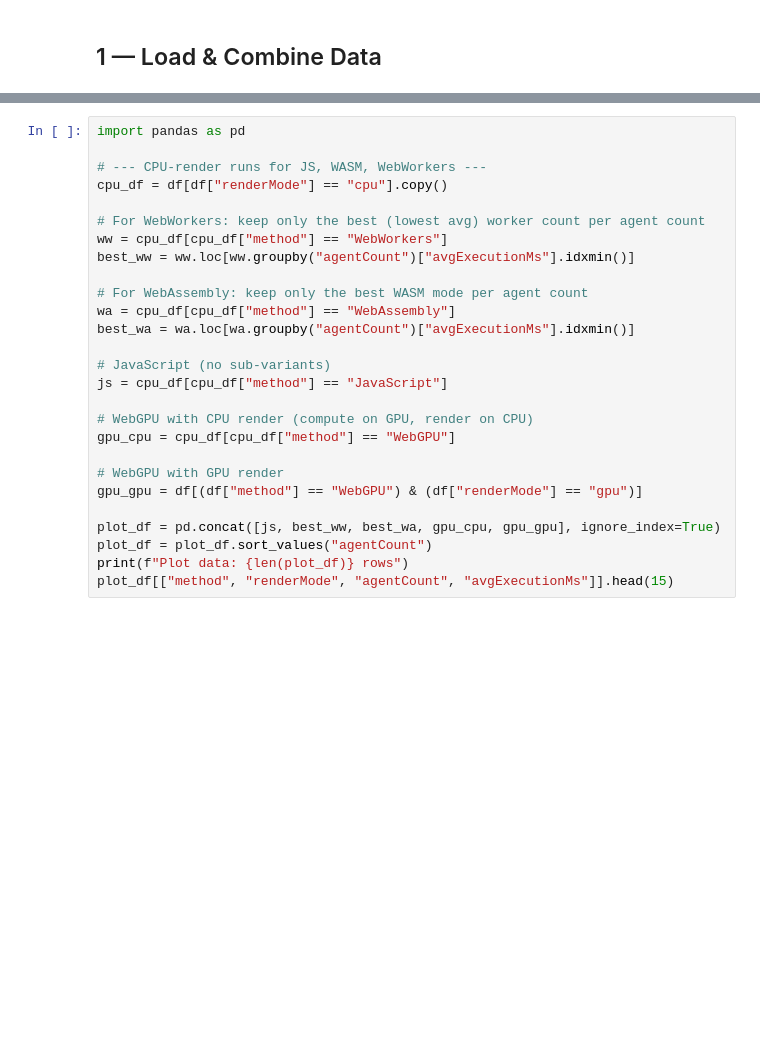
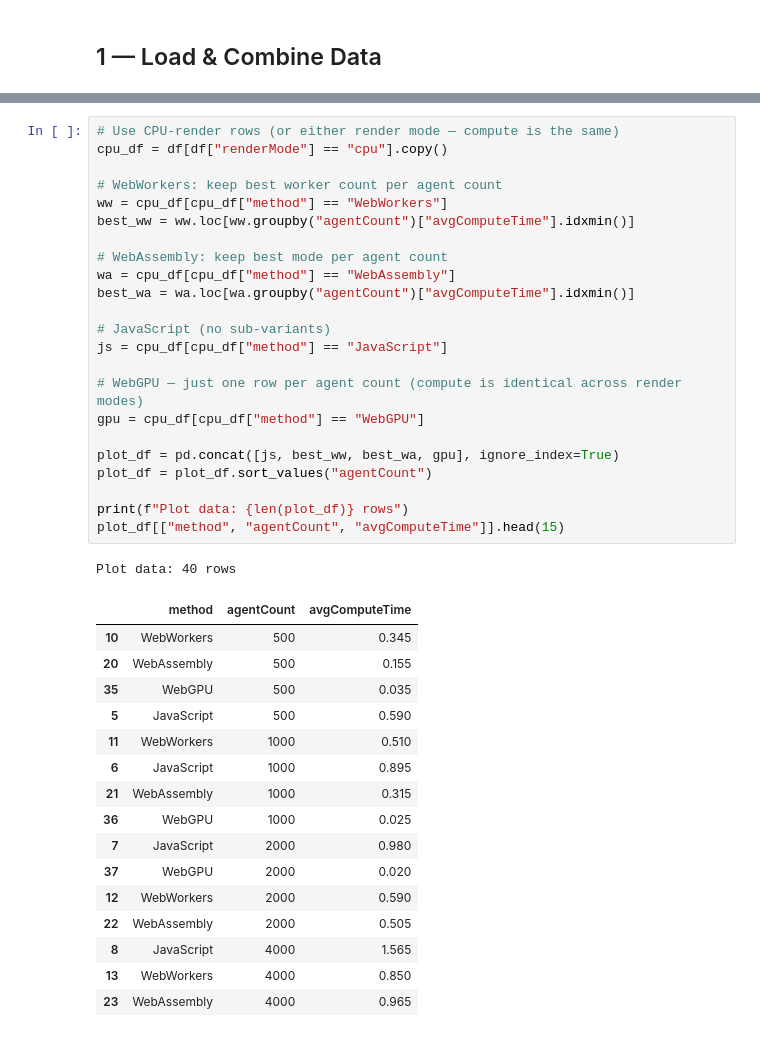
Before and after one commit to Morgs27/dissertation, a Jupyter notebook: benchmark-analysis/notebooks/01_slime_sweep_performance.ipynb, the cells around one changed output, grey strips where cells are left out. Drawn from its saved outputs; the diff is of its cells as text; blank space fills up the shorter version.

```diff
--- a/benchmark-analysis/notebooks/01_slime_sweep_performance.ipynb
+++ b/benchmark-analysis/notebooks/01_slime_sweep_performance.ipynb
@@ -28,28 +47,42 @@ We compare compute methods using the **CPU render** path so that rendering overh
 # %%
-import pandas as pd
-
-# --- CPU-render runs for JS, WASM, WebWorkers ---
+# Use CPU-render rows (or either render mode — compute is the same)
 cpu_df = df[df["renderMode"] == "cpu"].copy()
 
-# For WebWorkers: keep only the best (lowest avg) worker count per agent count
+# WebWorkers: keep best worker count per agent count
 ww = cpu_df[cpu_df["method"] == "WebWorkers"]
-best_ww = ww.loc[ww.groupby("agentCount")["avgExecutionMs"].idxmin()]
+best_ww = ww.loc[ww.groupby("agentCount")["avgComputeTime"].idxmin()]
 
-# For WebAssembly: keep only the best WASM mode per agent count
+# WebAssembly: keep best mode per agent count
 wa = cpu_df[cpu_df["method"] == "WebAssembly"]
-best_wa = wa.loc[wa.groupby("agentCount")["avgExecutionMs"].idxmin()]
+best_wa = wa.loc[wa.groupby("agentCount")["avgComputeTime"].idxmin()]
 
 # JavaScript (no sub-variants)
 js = cpu_df[cpu_df["method"] == "JavaScript"]
 
-# WebGPU with CPU render (compute on GPU, render on CPU)
-gpu_cpu = cpu_df[cpu_df["method"] == "WebGPU"]
+# WebGPU — just one row per agent count (compute is identical across render modes)
+gpu = cpu_df[cpu_df["method"] == "WebGPU"]
 
-# WebGPU with GPU render
-gpu_gpu = df[(df["method"] == "WebGPU") & (df["renderMode"] == "gpu")]
+plot_df = pd.concat([js, best_ww, best_wa, gpu], ignore_index=True)
+plot_df = plot_df.sort_values("agentCount")
 
-plot_df = pd.concat([js, best_ww, best_wa, gpu_cpu, gpu_gpu], ignore_index=True)
-plot_df = plot_df.sort_values("agentCount")
 print(f"Plot data: {len(plot_df)} rows")
-plot_df[["method", "renderMode", "agentCount", "avgExecutionMs"]].head(15)
+plot_df[["method", "agentCount", "avgComputeTime"]].head(15)
+# %% [output]
+Plot data: 40 rows
+|  | method | agentCount | avgComputeTime |
+| 10 | WebWorkers | 500 | 0.345 |
+| 20 | WebAssembly | 500 | 0.155 |
+| 35 | WebGPU | 500 | 0.035 |
+| 5 | JavaScript | 500 | 0.590 |
+| 11 | WebWorkers | 1000 | 0.510 |
+| 6 | JavaScript | 1000 | 0.895 |
+| 21 | WebAssembly | 1000 | 0.315 |
+| 36 | WebGPU | 1000 | 0.025 |
+| 7 | JavaScript | 2000 | 0.980 |
+| 37 | WebGPU | 2000 | 0.020 |
+| 12 | WebWorkers | 2000 | 0.590 |
+| 22 | WebAssembly | 2000 | 0.505 |
+| 8 | JavaScript | 4000 | 1.565 |
+| 13 | WebWorkers | 4000 | 0.850 |
+| 23 | WebAssembly | 4000 | 0.965 |
 # %% [markdown]
```
Also changed, not shown: parts of 9 cells of this notebook, 6 other files.
